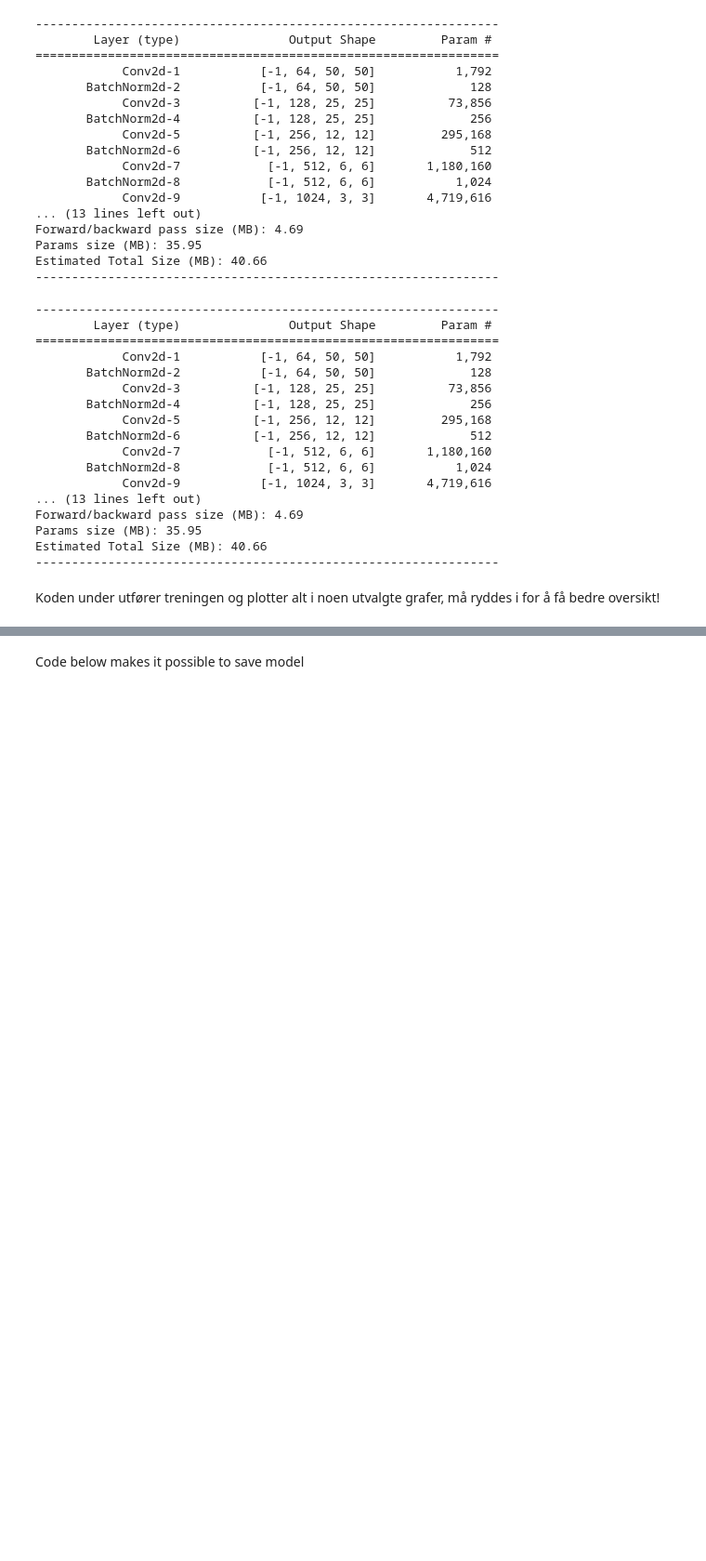
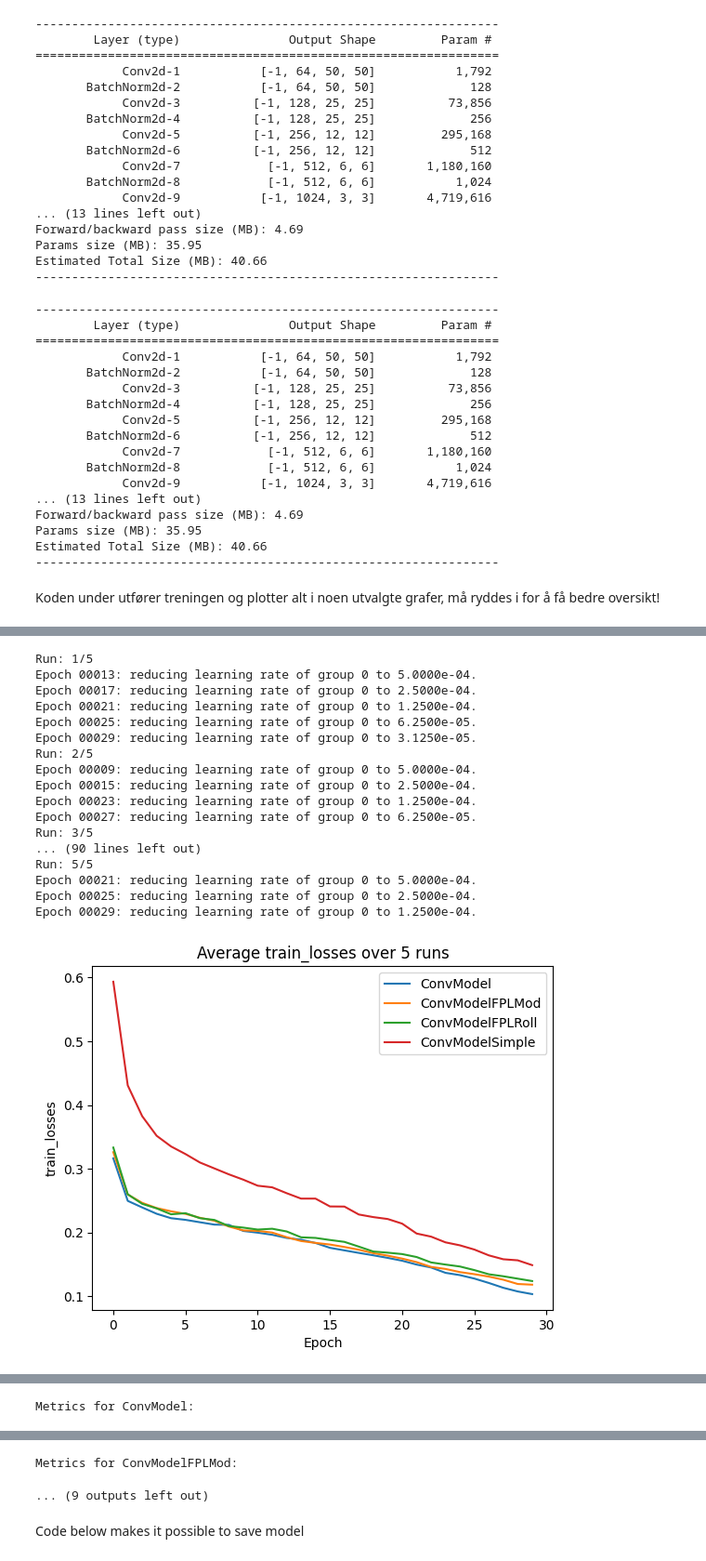
Before and after one commit to iRootTsar/Optimazing-klassification-of-ATLAS-detector-data--CERN-, a Jupyter notebook: notebooks/pyTorch/ConvoCompare.ipynb, the cells around one changed output, grey strips where cells are left out. Shown at 93% size. Saved outputs shown, nothing was run; the diff lists cells and outputs as text; code cells hidden in the pictures; blank space fills up the shorter version.

```diff
--- a/notebooks/pyTorch/ConvoCompare.ipynb
+++ b/notebooks/pyTorch/ConvoCompare.ipynb
@@ -156,3 +166,20 @@ import train
+# %%
+def predict_best_model(model, data_loader, device):
+    model.eval()
+    all_preds, all_labels = [], []
+
+    with torch.no_grad():
+        for data in data_loader:
+            inputs, labels = data
+            inputs, labels = inputs.to(device), labels.to(device)
+
+            outputs = model(inputs)
+            _, preds = torch.max(outputs, 1)
+
+            all_preds.extend(preds.cpu().numpy())
+            all_labels.extend(labels.cpu().numpy())
+
+    return all_preds, all_labels
 # %%
 def train_multiple_runs(model_class, n_runs, n_epochs, train_loader, test_loader, dropout):
     all_run_metrics = []
@@ -315,0 +273,54 @@ Metrics for ConvModelFPLMod:
+# %%
+all_avg_run_metrics = []
+
+# Here we define epochs, runs and dropout rate
+n_runs = 5
+n_epochs = 30
+dropout = 0.3
+model_classes = [nnmodel.ConvModel, nnmodel.ConvModelFPLMod, nnmodel.ConvModelFPLRoll, nnmodel.ConvModelSimple]
+all_run_metrics = []
+all_best_models = []
+
+# This is where we run training and return all averaged metrics
+for model_class in model_classes:
+    avg_run_metrics, run_metrics, best_models = train_multiple_runs(model_class, n_runs, n_epochs, trainLoader, testLoader, dropout)
+    all_avg_run_metrics.append(avg_run_metrics)
+    all_run_metrics.append(run_metrics)
+    all_best_models.append(best_models)
+
+# This is where we plot our metrics
+for metric_name in all_avg_run_metrics[0].keys():
+    plot_metrics(all_avg_run_metrics, model_classes, metric_name)
+
+# This is where we display all tabular data
+display_tabular_data(all_avg_run_metrics, model_classes)
+
+# This is where we display confusion matrices
+for i, best_models in enumerate(all_best_models):
+    plot_confusion_matrix(
+        all_best_models=best_models,
+        model_class=model_classes[i],
+        test_loader=testLoader,
+        n_classes=2,
+        device=device,
+        dropout=dropout
+    )
+# %% [output]
+Run: 1/5
+Epoch 00013: reducing learning rate of group 0 to 5.0000e-04.
+Epoch 00017: reducing learning rate of group 0 to 2.5000e-04.
+Epoch 00021: reducing learning rate of group 0 to 1.2500e-04.
+Epoch 00025: reducing learning rate of group 0 to 6.2500e-05.
+Epoch 00029: reducing learning rate of group 0 to 3.1250e-05.
+Run: 2/5
+Epoch 00009: reducing learning rate of group 0 to 5.0000e-04.
+Epoch 00015: reducing learning rate of group 0 to 2.5000e-04.
+Epoch 00023: reducing learning rate of group 0 to 1.2500e-04.
+Epoch 00027: reducing learning rate of group 0 to 6.2500e-05.
+Run: 3/5
+... (90 lines left out)
+Run: 5/5
+Epoch 00021: reducing learning rate of group 0 to 5.0000e-04.
+Epoch 00025: reducing learning rate of group 0 to 2.5000e-04.
+Epoch 00029: reducing learning rate of group 0 to 1.2500e-04.
+[figure, added]
@@ -315,0 +334 @@ Metrics for ConvModelFPLMod:
+Metrics for ConvModel:
@@ -316,3 +352,5 @@ Metrics for ConvModelFPLMod:
+Metrics for ConvModelFPLMod:
+... (9 outputs left out)
 # %% [markdown]
 Code below makes it possible to save model
 # %%
```
Also changed, not shown: parts of 6 cells of this notebook, 12 other files.
